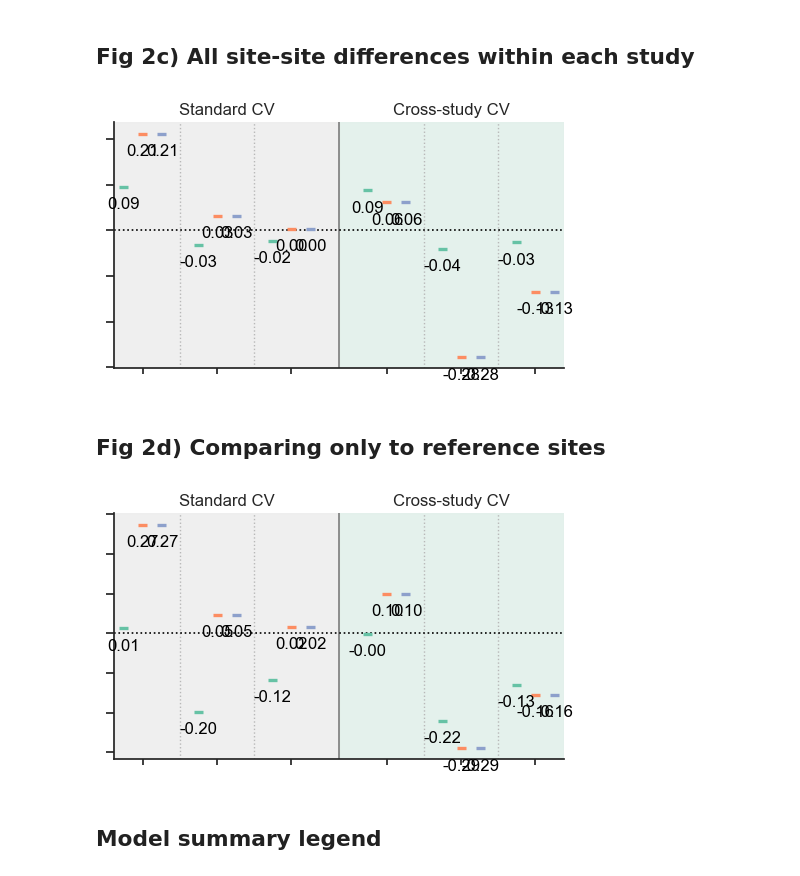
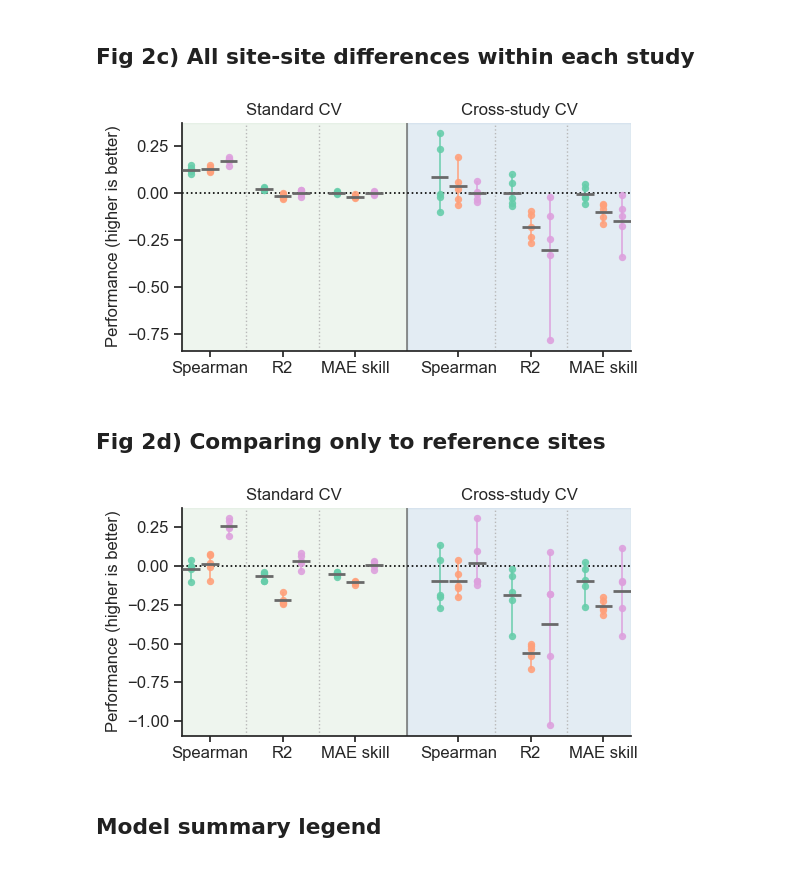
Before and after one commit to j-nystrom/biodiversity-impacts, a Jupyter notebook: notebooks/1_manuscript_main.ipynb, the cells around one changed output. Saved outputs shown, nothing was run; the diff lists cells and outputs as text; code cells hidden in the pictures.

Commit message:
Update manuscript figure analysis

```diff
--- a/notebooks/1_manuscript_main.ipynb
+++ b/notebooks/1_manuscript_main.ipynb
@@ -51,7 +46,7 @@ color_scheme = {  # https://matplotlib.org/stable/gallery/color/named_colors.htm
     "random_eff": "peachpuff",
     "training": "darkgray",
     "standard_cv": "darkseagreen",
-    "cross_study_cv": "mediumseagreen",
+    "cross_study_cv": "steelblue",
     "train_line": "royalblue",
     "test_line": "orange",
     "group_scatter": "darkolivegreen",
@@ -62,6 +57,12 @@ summary_colors = {
     "Standard CV": color_scheme["standard_cv"],
     "Cross-study CV": color_scheme["cross_study_cv"],
 }
+
+model_colors = {
+    "SBM": "mediumaquamarine",
+    "BRM": "lightsalmon",
+    "BRTM": "plum",
+}
 # %% [markdown]
 ## Source folder paths for base model runs
 # %%
@@ -127,7 +145,7 @@ def load_prediction_dataframes(
         key_output_dir = run_path / "key_output"
 
         if "training" in mode.lower():
-            df = pl.read_parquet(run_path / "key_output" / "train_predictions.parquet")
+            df = pl.read_parquet(key_output_dir / "train_predictions.parquet")
             df = df.with_columns(pl.lit("Training").alias("mode"))
         else:
             test_files = sorted(
@@ -708,10 +664,7 @@ def read_site_info_parquet(
     base_path: str = base_path,
     site_info_filename: str = site_info_filename,
 ) -> pl.DataFrame:
-    """
-    Helper function for loading the site_info.parquet file for a given run
-    folder. Used in several functions in this notebook.
-    """
+    """Load the site_info.parquet file for a given run folder."""
     # Read file
     site_info_file = Path(base_path) / run_folder / site_info_filename
     df_site_info = pl.read_parquet(site_info_file)
@@ -740,7 +693,7 @@ def estimate_delta_predictions(
 
         # Get the prediction dataframes for each mode
         for mode, df_pred in modes.items():
-            pred_col = _pick_pred_col(mode, model_family)  # Family dependent
+            pred_col = _pick_pred_col(mode, model_family)
 
             # Check if model contains taxonomic groups
             has_taxa = "Custom_taxonomic_group" in df_pred.columns
@@ -852,6 +805,11 @@ def estimate_delta_predictions(
                                         pred_col: delta_pred,
                                         "residual": delta_pred - delta_obs,
                                         "mode": df1["mode"][0],
+                                        "fold": (
+                                            df1["fold"][0]
+                                            if "fold" in df1.columns
+                                            else None
+                                        ),
                                         "lu_1": df1["Predominant_land_use"][0],
                                         "ui_1": df1["Use_intensity"][0],
                                         "lu_2": df2["Predominant_land_use"][0],
@@ -880,6 +838,11 @@ def estimate_delta_predictions(
                                     pred_col: delta_pred,
                                     "residual": delta_pred - delta_obs,
                                     "mode": df_s1["mode"][0],
+                                    "fold": (
+                                        df_s1["fold"][0]
+                                        if "fold" in df_s1.columns
+                                        else None
+                                    ),
                                     "lu_1": df_s1["Predominant_land_use"][0],
                                     "ui_1": df_s1["Use_intensity"][0],
                                     "lu_2": df_s2["Predominant_land_use"][0],
@@ -914,17 +877,18 @@ alpha_delta_summary_all_sites = build_model_performance_summary(
     alpha_delta_results_all_sites
 )
 # %%
-fig = model_performance_split_dotplot(
+fig = model_performance_dotplot(
     alpha_delta_summary_all_sites,
     figsize=(5.8, 3),
-    show_axes_labels_values=False,
+    show_axes_labels_values=True,
     show_legend=False,
+    show_mean_values=False,
     point_size=28,
     axes_number_size=12,
     axes_label_size=12,
 )
 # %% [output]
-[figure, old version]
+[figure, new version]
 # %%
 fig.savefig(
     "../../documents/plots/alpha_delta_all_pairs.svg",
@@ -955,17 +919,18 @@ alpha_delta_summary_ref_only = build_model_performance_summary(
     alpha_delta_results_ref_only
 )
 # %%
-fig = model_performance_split_dotplot(
+fig = model_performance_dotplot(
     alpha_delta_summary_ref_only,
     figsize=(5.8, 3),
-    show_axes_labels_values=False,
+    show_axes_labels_values=True,
     show_legend=False,
+    show_mean_values=False,
     point_size=28,
     axes_number_size=12,
     axes_label_size=12,
 )
 # %% [output]
-[figure, old version]
+[figure, new version]
 # %%
 fig.savefig(
     "../../documents/plots/alpha_delta_ref_pairs.svg",
```
Also changed, not shown: parts of 97 cells of this notebook, 33 other files.
